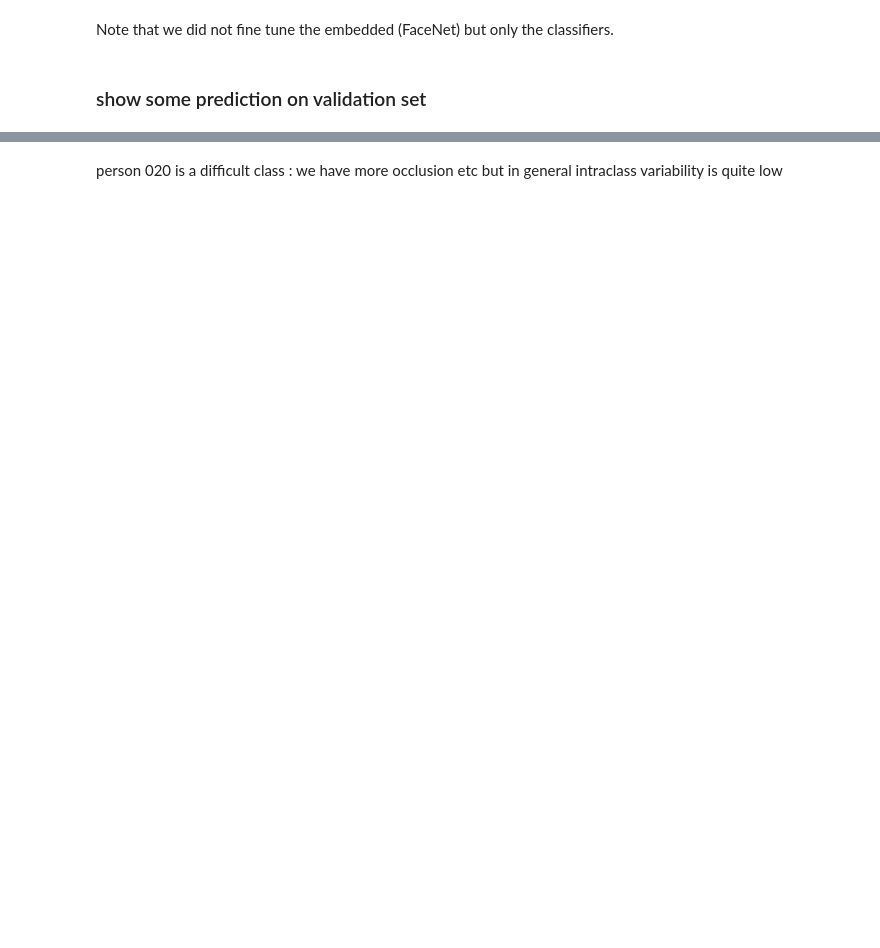
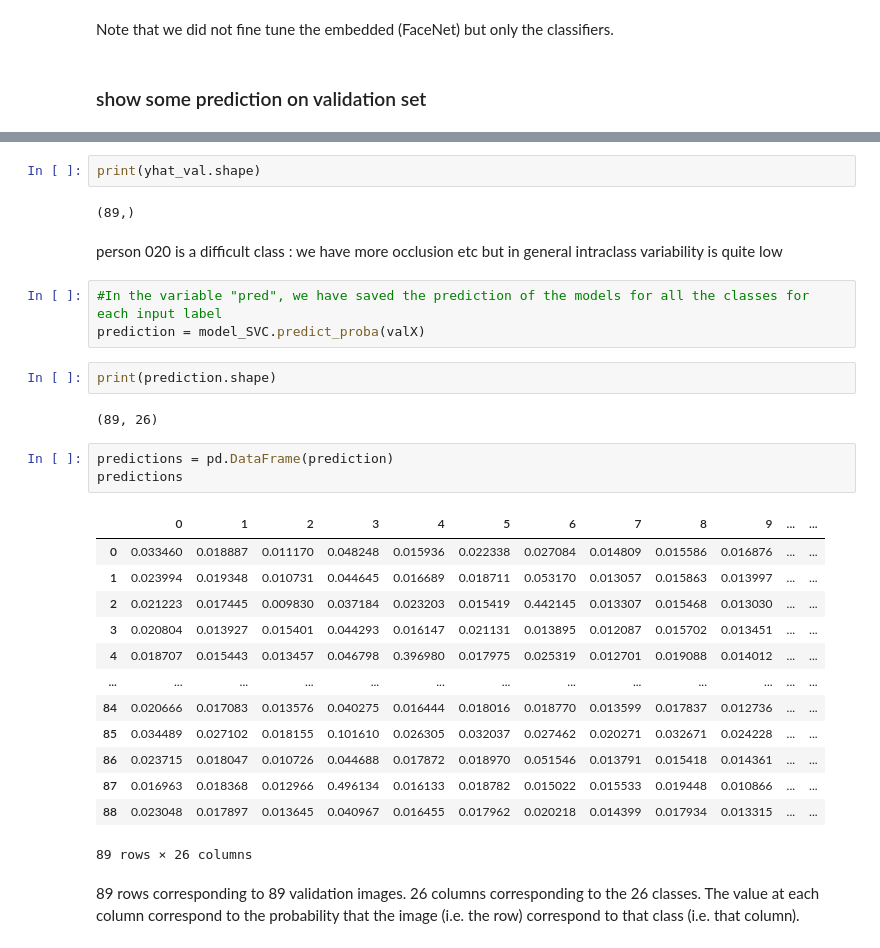
Before and after one commit to denizsoysal/biometrics, a Jupyter notebook: assignments/assignment3/Assignment3/assignment_3_2022.ipynb, the cells around one changed output, grey strips where cells are left out. Drawn from its saved outputs; the diff is of its cells as text; blank space fills up the shorter version.

```diff
--- a/assignments/assignment3/Assignment3/assignment_3_2022.ipynb
+++ b/assignments/assignment3/Assignment3/assignment_3_2022.ipynb
@@ -1587,3 +1880,33 @@ print(valy_image[0],yhat_val[0])
+# %%
+print(yhat_val.shape)
+# %% [output]
+(89,)
 # %% [markdown]
 person 020 is a difficult class : we have more occlusion etc
 but in general intraclass variability is quite low
+# %%
+#In the variable "pred", we have saved the prediction of the models for all the classes for each input label
+prediction = model_SVC.predict_proba(valX)
+# %%
+print(prediction.shape)
+# %% [output]
+(89, 26)
+# %%
+predictions = pd.DataFrame(prediction)
+predictions
+# %% [output]
+|  | 0 | 1 | 2 | 3 | 4 | 5 | 6 | 7 | 8 | 9 | ... | ... |
+| 0 | 0.033460 | 0.018887 | 0.011170 | 0.048248 | 0.015936 | 0.022338 | 0.027084 | 0.014809 | 0.015586 | 0.016876 | ... | ... |
+| 1 | 0.023994 | 0.019348 | 0.010731 | 0.044645 | 0.016689 | 0.018711 | 0.053170 | 0.013057 | 0.015863 | 0.013997 | ... | ... |
+| 2 | 0.021223 | 0.017445 | 0.009830 | 0.037184 | 0.023203 | 0.015419 | 0.442145 | 0.013307 | 0.015468 | 0.013030 | ... | ... |
+| 3 | 0.020804 | 0.013927 | 0.015401 | 0.044293 | 0.016147 | 0.021131 | 0.013895 | 0.012087 | 0.015702 | 0.013451 | ... | ... |
+| 4 | 0.018707 | 0.015443 | 0.013457 | 0.046798 | 0.396980 | 0.017975 | 0.025319 | 0.012701 | 0.019088 | 0.014012 | ... | ... |
+| ... | ... | ... | ... | ... | ... | ... | ... | ... | ... | ... | ... | ... |
+| 84 | 0.020666 | 0.017083 | 0.013576 | 0.040275 | 0.016444 | 0.018016 | 0.018770 | 0.013599 | 0.017837 | 0.012736 | ... | ... |
+| 85 | 0.034489 | 0.027102 | 0.018155 | 0.101610 | 0.026305 | 0.032037 | 0.027462 | 0.020271 | 0.032671 | 0.024228 | ... | ... |
+| 86 | 0.023715 | 0.018047 | 0.010726 | 0.044688 | 0.017872 | 0.018970 | 0.051546 | 0.013791 | 0.015418 | 0.014361 | ... | ... |
+| 87 | 0.016963 | 0.018368 | 0.012966 | 0.496134 | 0.016133 | 0.018782 | 0.015022 | 0.015533 | 0.019448 | 0.010866 | ... | ... |
+| 88 | 0.023048 | 0.017897 | 0.013645 | 0.040967 | 0.016455 | 0.017962 | 0.020218 | 0.014399 | 0.017934 | 0.013315 | ... | ... |
+89 rows × 26 columns
+# %% [markdown]
+89 rows corresponding to 89 validation images. 26 columns corresponding to the 26 classes. The value at each column correspond to the probability that the image (i.e. the row) correspond to that class (i.e. that column).
```
Also changed, not shown: parts of 50 cells of this notebook.
